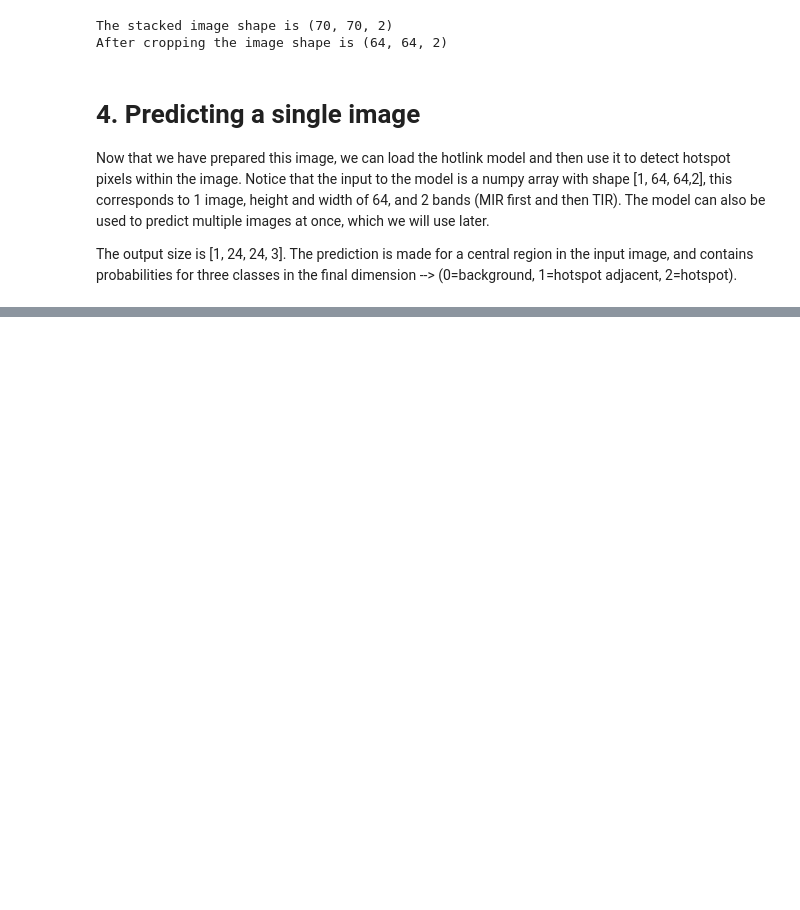
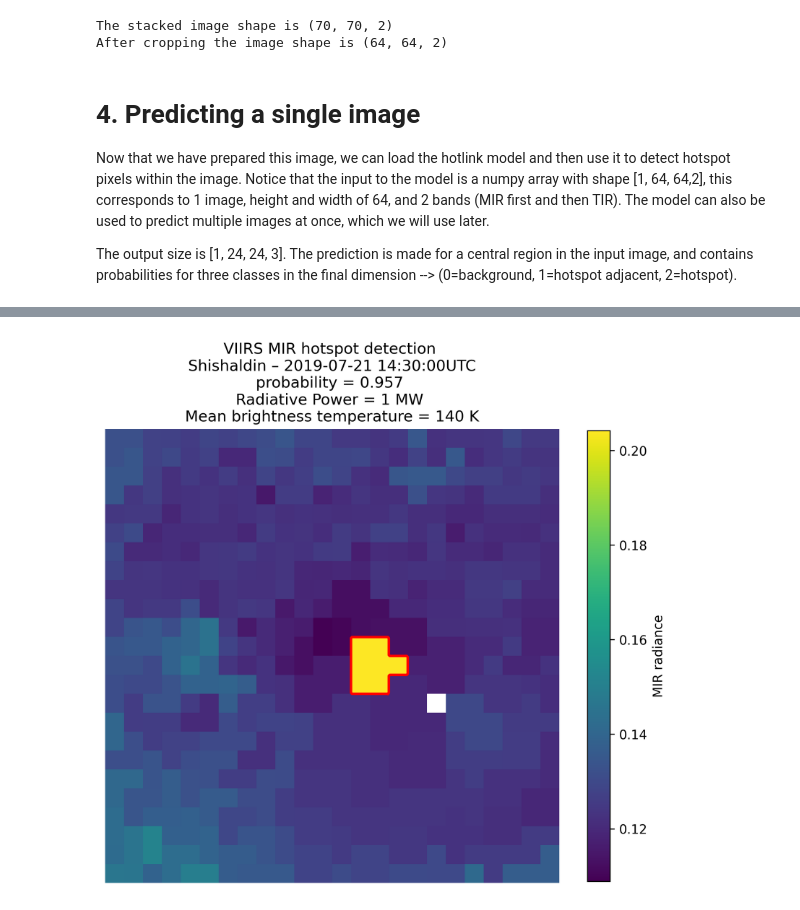
Before and after one commit to csaundersshultz/HotLINK, a Jupyter notebook: HotLINK_tutorial.ipynb, the cells around one changed output, grey strips where cells are left out. Drawn from its saved outputs; the diff is of its cells as text; code cells hidden in the pictures; blank space fills up the shorter version.

```diff
--- a/HotLINK_tutorial.ipynb
+++ b/HotLINK_tutorial.ipynb
@@ -100,12 +101,21 @@ OSError: ignored
 # %%
+from hotlink.support_functions import radiative_power, brightness_temperature, plot_detection
+
 # generate results:
 mir_analysis = crop_center(mir, size=24) #crop to output size, for analysis
-rp = radiative_power(mir_analysis, active_map, cellsize=371, rp_constant=17.34)
+rp = radiative_power(mir_analysis, hotspot_mask, cellsize=371, rp_constant=17.34)
 
 #get just hotspot pixels
-hotspot = mir_analysis[ np.where(active_map==1) ]
-hotspot_bt = brightness_temperature(hotspot, wl=3.74e-6)
+hotspot = mir_analysis[ np.where(hotspot_mask==1) ]
+hotspot_bt = np.mean(brightness_temperature(hotspot, wl=3.74e-6))
 #we can also get brightness temperature of the background area in this way etc.
 
-#finally, plot the detection with some information about it:
-#plot_detection(mir_analysis, active_map, )
+#Title the plot with lots of information
+plt_title = f"VIIRS MIR hotspot detection \nShishaldin – {d8}UTC" + \
+    f"\nprobability = {max_prob:.3f} \nRadiative Power = {rp/1e6:.0f} MW" + \
+    f" \nMean brightness temperature = {hotspot_bt:.0f} K"
+
+#Plot the detection using plot_detection function
+plot_detection(mir_analysis, hotspot_mask, title=plt_title, outline_thickness=2)
+# %% [output]
+[figure, added]
```
Also changed, not shown: parts of 6 cells of this notebook.
